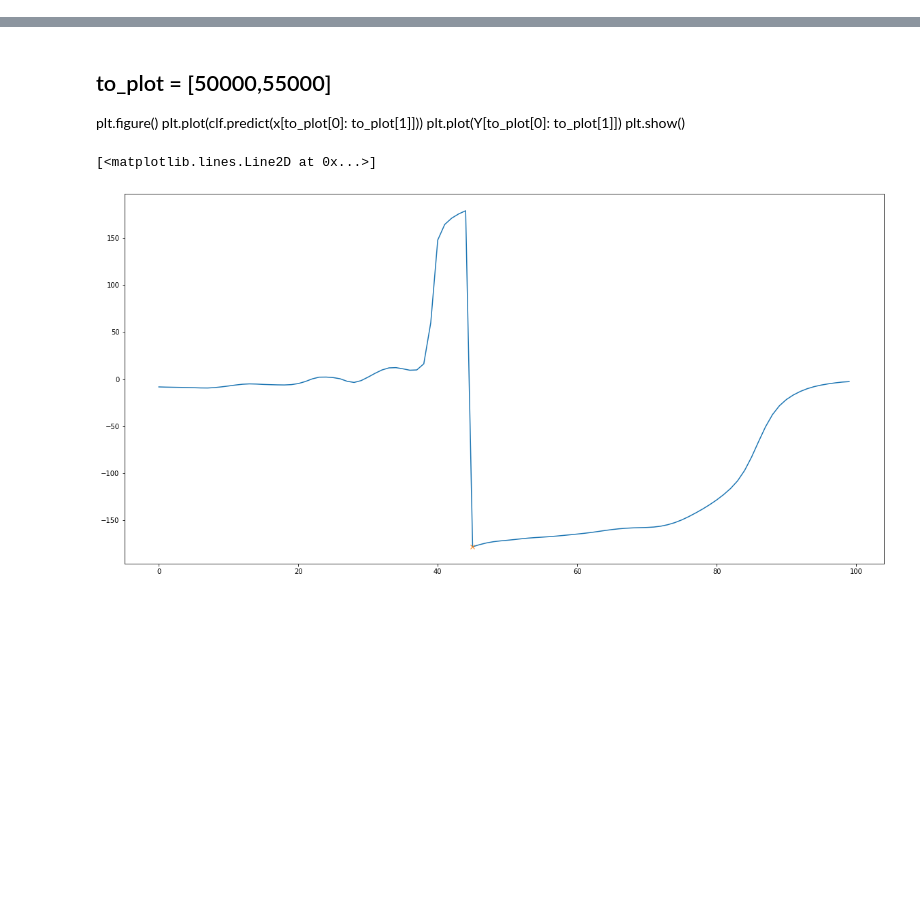
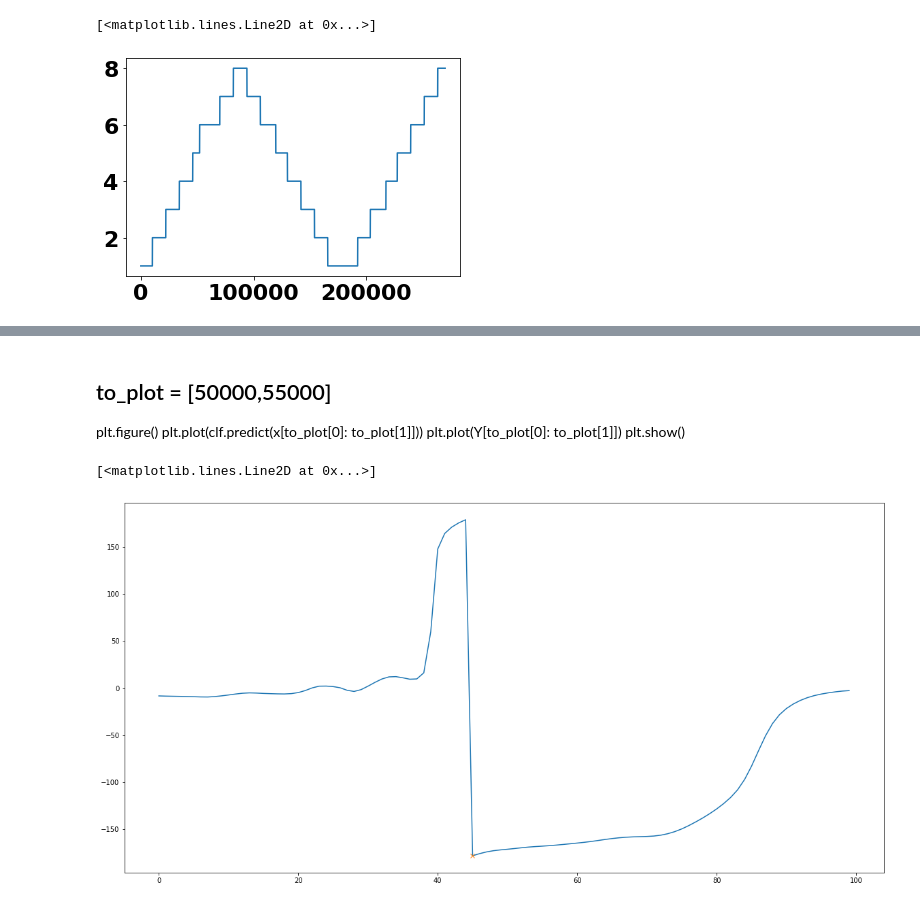
Before and after one commit to JChunX/slope-predict, a Jupyter notebook: log_regr.ipynb, the cells around one changed output, grey strips where cells are left out. Cells and saved outputs as stored; diff of their text form; code cells hidden in the pictures; blank space fills up the shorter version.

```diff
--- a/log_regr.ipynb
+++ b/log_regr.ipynb
@@ -28,4 +29,9 @@ walk_all = np.vstack((walk1,walk2))
 
 train = walk_all[:270000,:]
 test = walk_all[270000:,:]
+# %%
+plt.plot(train[:,-1])
+# %% [output]
+[<matplotlib.lines.Line2D at 0x...>]
+[figure, added]
 # %%
```
Also changed, not shown: parts of 6 cells of this notebook, 48 other files.
